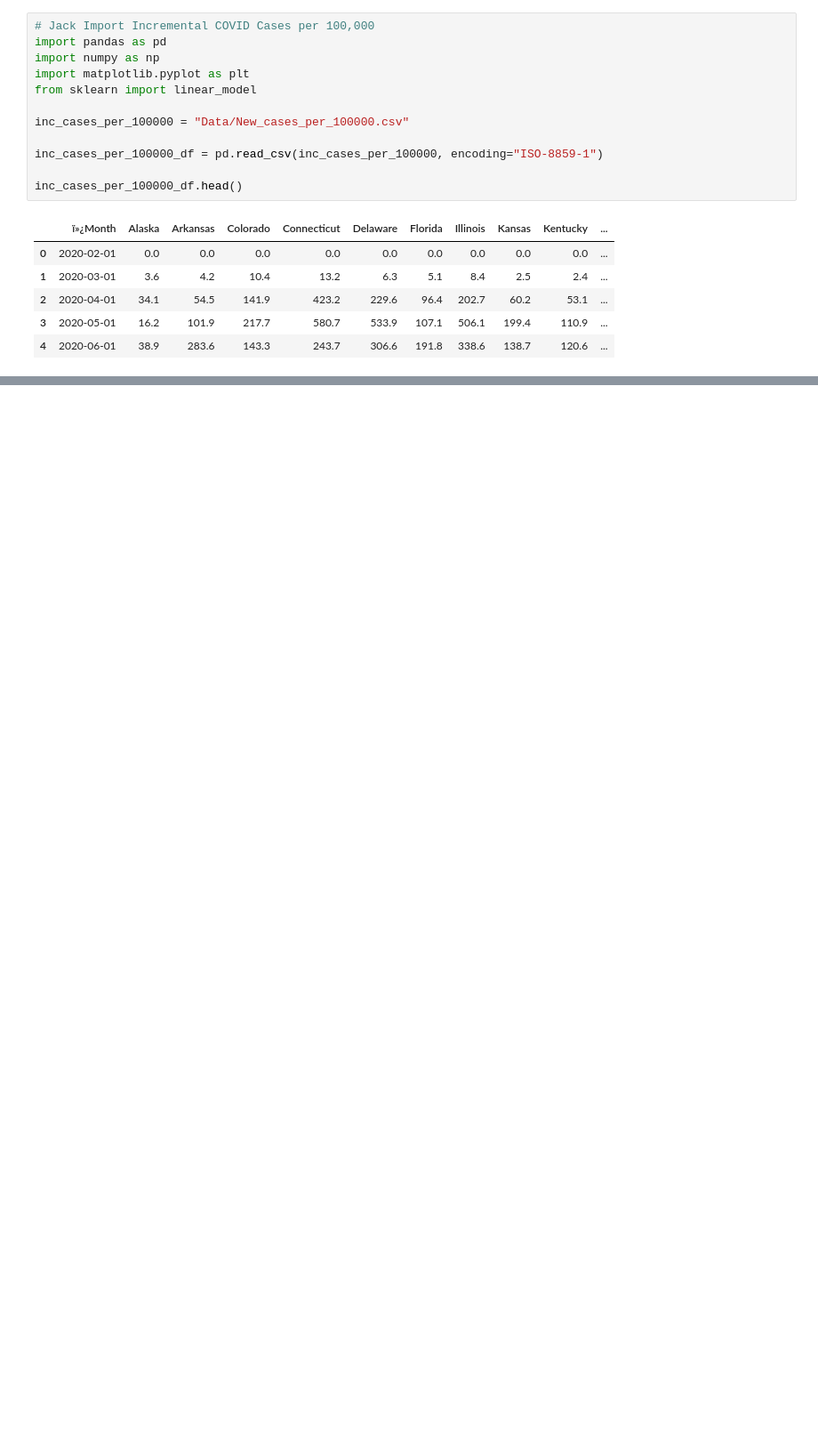
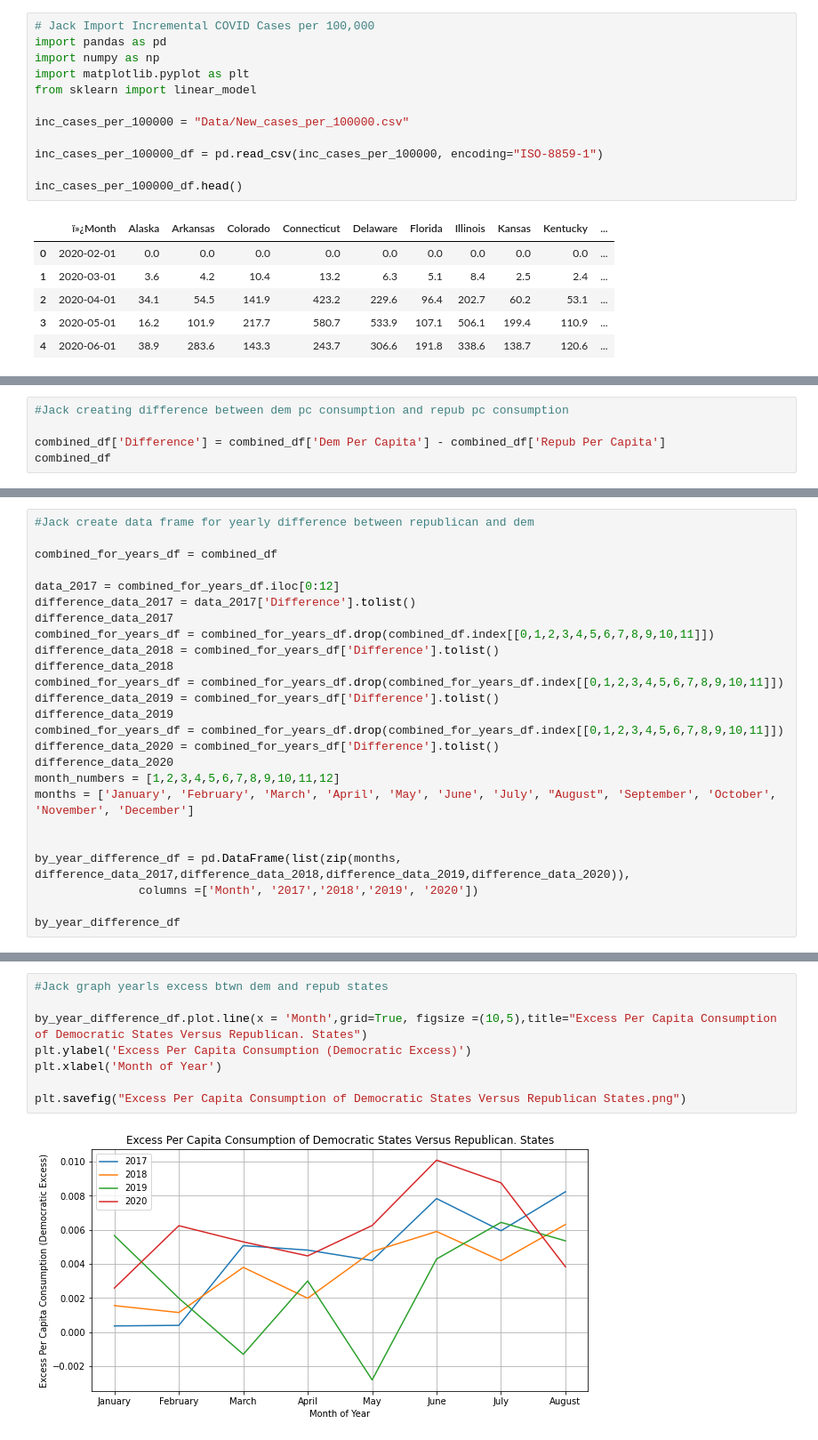
Before and after one commit to shadeetabasi/data-analysis-project-1, a Jupyter notebook: jack/Incremental COVID Cases per 100,000.ipynb, the cells around one changed output, grey strips where cells are left out. Shown: that part at 89% size. Cells and saved outputs as stored; diff of their text form; blank space fills up the shorter version.

```diff
--- a/jack/Incremental COVID Cases per 100,000.ipynb
+++ b/jack/Incremental COVID Cases per 100,000.ipynb
@@ -299,3 +219,8 @@ plt.ylabel('Per Capita')
 # %% [output]
 Text(0, 0.5, 'Per Capita')
 [figure]
+# %%
+#Jack creating difference between dem pc consumption and repub pc consumption
+
+combined_df['Difference'] = combined_df['Dem Per Capita'] - combined_df['Repub Per Capita']
+combined_df
@@ -301,0 +246,25 @@ Text(0, 0.5, 'Per Capita')
+# %%
+#Jack create data frame for yearly difference between republican and dem
+
+combined_for_years_df = combined_df
+
+data_2017 = combined_for_years_df.iloc[0:12]
+difference_data_2017 = data_2017['Difference'].tolist()
+difference_data_2017
+combined_for_years_df = combined_for_years_df.drop(combined_df.index[[0,1,2,3,4,5,6,7,8,9,10,11]])
+difference_data_2018 = combined_for_years_df['Difference'].tolist()
+difference_data_2018
+combined_for_years_df = combined_for_years_df.drop(combined_for_years_df.index[[0,1,2,3,4,5,6,7,8,9,10,11]])
+difference_data_2019 = combined_for_years_df['Difference'].tolist()
+difference_data_2019
+combined_for_years_df = combined_for_years_df.drop(combined_for_years_df.index[[0,1,2,3,4,5,6,7,8,9,10,11]])
+difference_data_2020 = combined_for_years_df['Difference'].tolist()
+difference_data_2020
+month_numbers = [1,2,3,4,5,6,7,8,9,10,11,12]
+months = ['January', 'February', 'March', 'April', 'May', 'June', 'July', "August", 'September', 'October', 'November', 'December']
+
+
+by_year_difference_df = pd.DataFrame(list(zip(months, difference_data_2017,difference_data_2018,difference_data_2019,difference_data_2020)),
+               columns =['Month', '2017','2018','2019', '2020'])
+
+by_year_difference_df
@@ -301,0 +281,10 @@ Text(0, 0.5, 'Per Capita')
+# %%
+#Jack graph yearls excess btwn dem and repub states
+
+by_year_difference_df.plot.line(x = 'Month',grid=True, figsize =(10,5),title="Excess Per Capita Consumption of Democratic States Versus Republican. States")
+plt.ylabel('Excess Per Capita Consumption (Democratic Excess)')
+plt.xlabel('Month of Year')
+
+plt.savefig("Excess Per Capita Consumption of Democratic States Versus Republican States.png")
+# %% [output]
+[figure, added]
```
Also changed, not shown: parts of 19 cells of this notebook, 5 other files.
